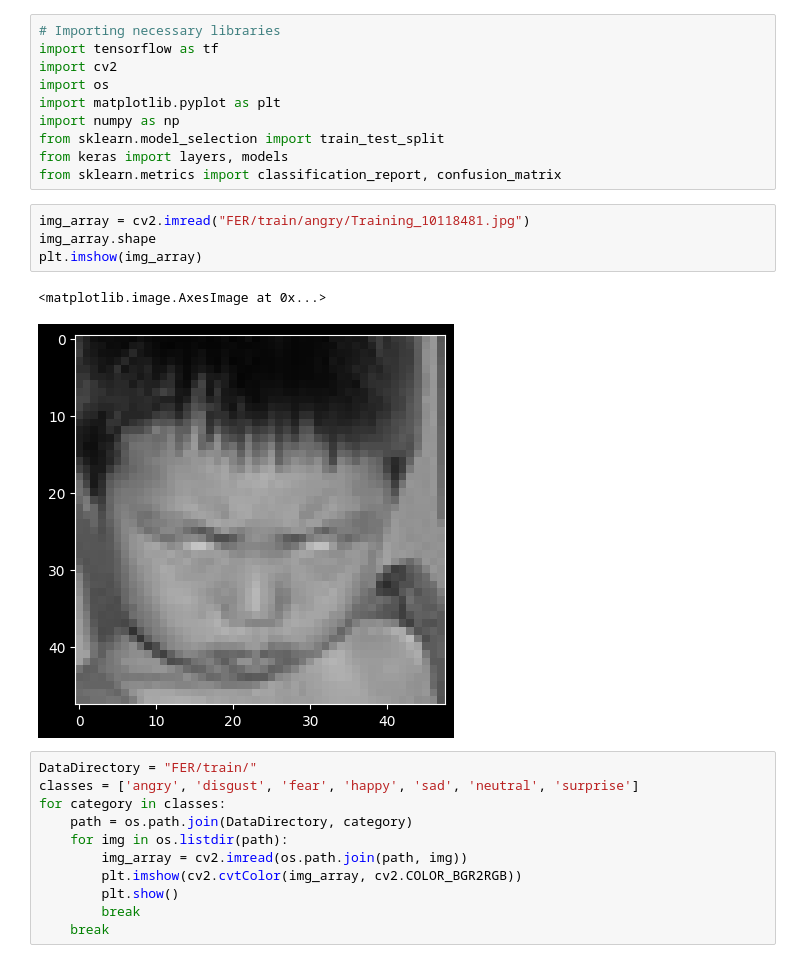
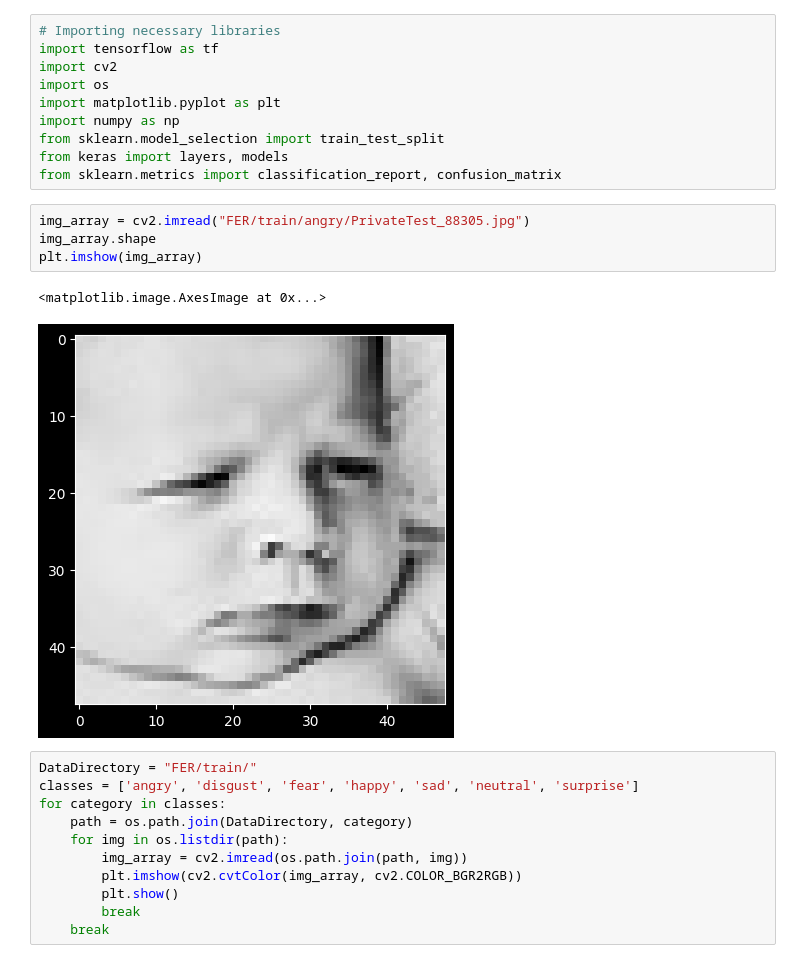
Before and after one commit to samvlp03/LEARNFLOW-Machine-Learning, a Jupyter notebook: Facial Emotion Recognition/fer.ipynb, the cells around one changed output. Saved outputs shown, nothing was run; the diff lists cells and outputs as text.

```diff
--- a/Facial Emotion Recognition/fer.ipynb
+++ b/Facial Emotion Recognition/fer.ipynb
@@ -9,12 +9,12 @@ from sklearn.model_selection import train_test_split
 from keras import layers, models
 from sklearn.metrics import classification_report, confusion_matrix
 # %%
-img_array = cv2.imread("FER/train/angry/Training_10118481.jpg")
+img_array = cv2.imread("FER/train/angry/PrivateTest_88305.jpg")
 img_array.shape
 plt.imshow(img_array)
 # %% [output]
 <matplotlib.image.AxesImage at 0x...>
-[figure, old version]
+[figure, new version]
 # %%
 DataDirectory = "FER/train/"
 classes = ['angry', 'disgust', 'fear', 'happy', 'sad', 'neutral', 'surprise']
```
